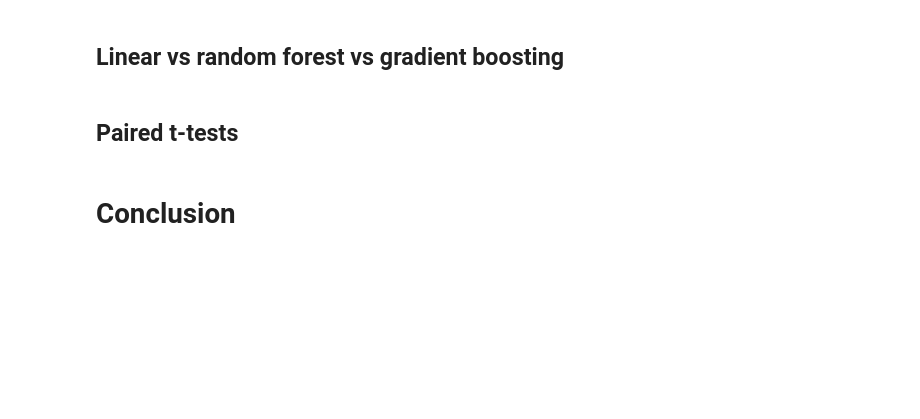
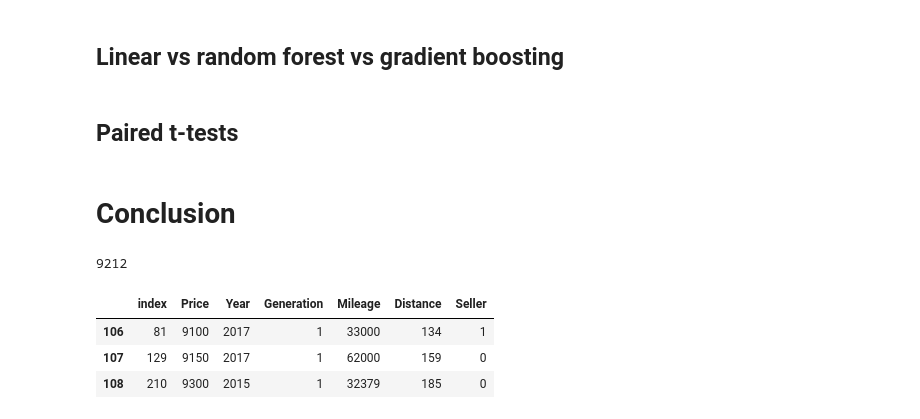
Before and after one commit to jamesdeluk/data-projects, a Jupyter notebook: st.ipynb, the cells around one changed output. Drawn from its saved outputs; the diff is of its cells as text; code cells hidden in the pictures; blank space fills up the shorter version.

Commit message:
lasso/ridge/elastic net regressions; added warnings; ploting code to plotting section; added scaling; found price rank

```diff
--- a/st.ipynb
+++ b/st.ipynb
@@ -365,3 +254,6 @@ gen8_st2_trade_data = gen8_st2_data[gen8_st2_data['Seller'] == 0]
 
 # gen7_st3_private_data_dropped = gen7_st3_private_data.drop(['Generation', 'Trim', 'Seller'], axis=1) # these are effectively equivalent
 gen7_st3_private_data_dropped = gen7_st3_private_data.loc[:, gen7_st3_private_data.nunique() != 1]
+
+st3_data = data[data['Trim'] == 1]
+st3_data_dropped = st3_data.loc[:, st3_data.nunique() != 1]
@@ -1082,4 +1159,17 @@ int(model_gb.predict(mine_all)[0])
 model_xgb.fit(X_train, y_train)
 int(model_xgb.predict(mine_all)[0])
 # %%
-int(model_lr_simple.predict(mine_simple)[0])
+lasso_model.fit(X_train_simple, y_train_simple)
+best = int(lasso_model.predict(mine_simple)[0])
+best
+# %% [output]
+9212
+# %%
+st3_data_sorted = st3_data_dropped.sort_values(by='Price').reset_index()
+d = 0.02
+st3_data_sorted[(st3_data_sorted['Price'] > best*(1-d)) & (st3_data_sorted['Price'] < best*(1+d))]
+# %% [output]
+|  | index | Price | Year | Generation | Mileage | Distance | Seller |
+| 106 | 81 | 9100 | 2017 | 1 | 33000 | 134 | 1 |
+| 107 | 129 | 9150 | 2017 | 1 | 62000 | 159 | 0 |
+| 108 | 210 | 9300 | 2015 | 1 | 32379 | 185 | 0 |
```
Also changed, not shown: parts of 14 cells of this notebook.
